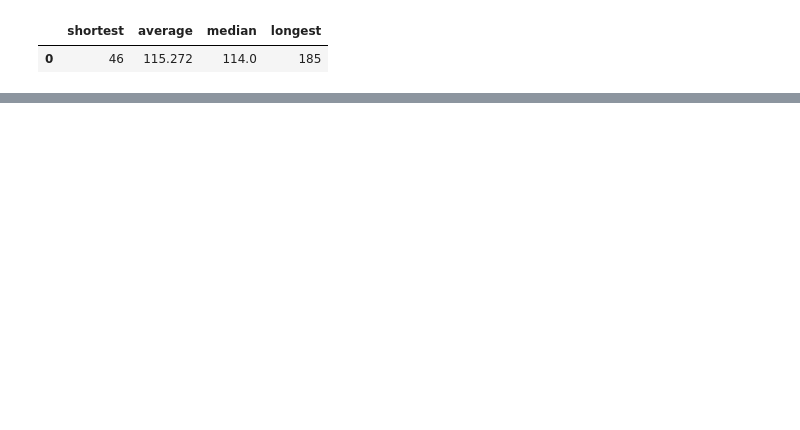
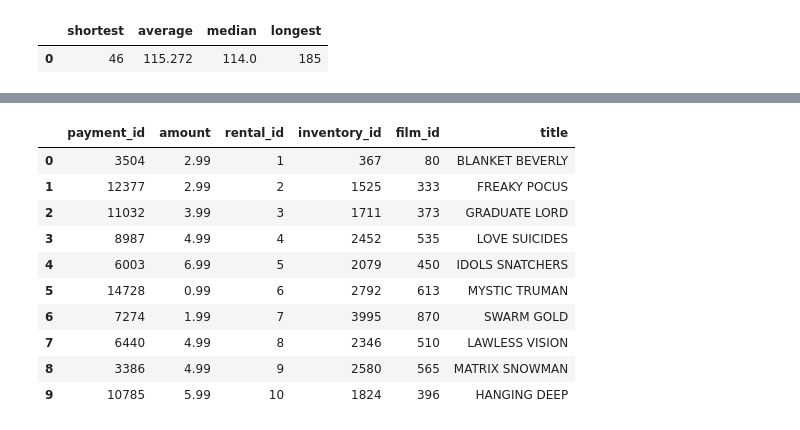
Before and after one commit to Akina-Aoki/sql_lab1_aira_franco, a Jupyter notebook: duckdb_pandas.ipynb, the cells around one changed output, grey strips where cells are left out. Cells and saved outputs as stored; diff of their text form; code cells hidden in the pictures; blank space fills up the shorter version.

```diff
--- a/duckdb_pandas.ipynb
+++ b/duckdb_pandas.ipynb
@@ -301,0 +722,28 @@ check_film.head(3)
+# %%
+# bring in film -> inventory via film_id
+duckdb.sql("""
+SELECT
+  p.payment_id,
+  p.amount,
+  r.rental_id,
+  i.inventory_id,
+  f.film_id,
+  f.title
+FROM payment p
+INNER JOIN rental r ON p.rental_id = r.rental_id
+INNER JOIN inventory i ON r.inventory_id = i.inventory_id
+INNER JOIN film f ON i.film_id = f.film_id
+LIMIT 10;
+""").df()
+# %% [output]
+|  | payment_id | amount | rental_id | inventory_id | film_id | title |
+| 0 | 3504 | 2.99 | 1 | 367 | 80 | BLANKET BEVERLY |
+| 1 | 12377 | 2.99 | 2 | 1525 | 333 | FREAKY POCUS |
+| 2 | 11032 | 3.99 | 3 | 1711 | 373 | GRADUATE LORD |
+| 3 | 8987 | 4.99 | 4 | 2452 | 535 | LOVE SUICIDES |
+| 4 | 6003 | 6.99 | 5 | 2079 | 450 | IDOLS SNATCHERS |
+| 5 | 14728 | 0.99 | 6 | 2792 | 613 | MYSTIC TRUMAN |
+| 6 | 7274 | 1.99 | 7 | 3995 | 870 | SWARM GOLD |
+| 7 | 6440 | 4.99 | 8 | 2346 | 510 | LAWLESS VISION |
+| 8 | 3386 | 4.99 | 9 | 2580 | 565 | MATRIX SNOWMAN |
+| 9 | 10785 | 5.99 | 10 | 1824 | 396 | HANGING DEEP |
```
Also changed, not shown: parts of 41 cells of this notebook.
